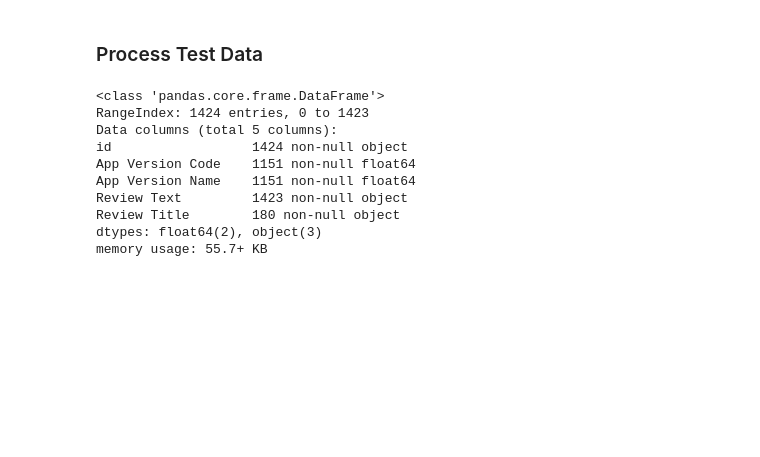
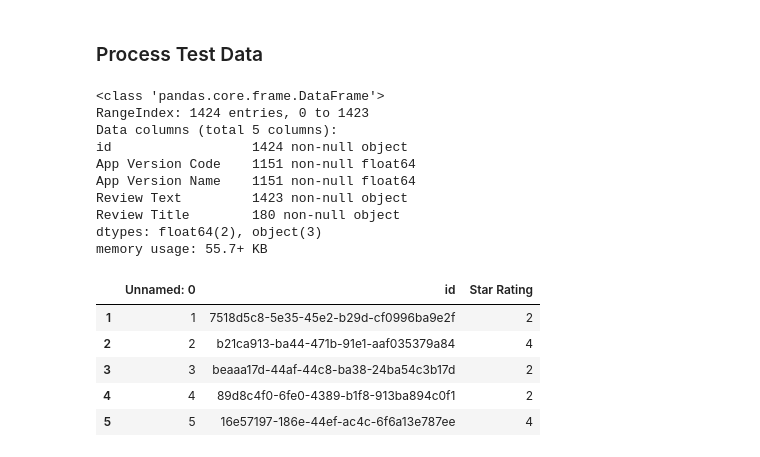
Before and after one commit to rmalav15/sentiment, a Jupyter notebook: EDA_Modeling_Sklearn.ipynb, the cells around one changed output. Drawn from its saved outputs; the diff is of its cells as text; code cells hidden in the pictures; blank space fills up the shorter version.

```diff
--- a/EDA_Modeling_Sklearn.ipynb
+++ b/EDA_Modeling_Sklearn.ipynb
@@ -322,3 +322,15 @@ Review Text         1423 non-null object
 Review Title        180 non-null object
 dtypes: float64(2), object(3)
 memory usage: 55.7+ KB
+# %%
+dftest = pd.read_csv("predictions.csv")
+dftest.to_csv("predictions_n.csv",index=False, columns=["id", "Star Rating"])
+# %%
+dftest.head()
+# %% [output]
+|  | Unnamed: 0 | id | Star Rating |
+| 1 | 1 | 7518d5c8-5e35-45e2-b29d-cf0996ba9e2f | 2 |
+| 2 | 2 | b21ca913-ba44-471b-91e1-aaf035379a84 | 4 |
+| 3 | 3 | beaaa17d-44af-44c8-ba38-24ba54c3b17d | 2 |
+| 4 | 4 | 89d8c4f0-6fe0-4389-b1f8-913ba894c0f1 | 2 |
+| 5 | 5 | 16e57197-186e-44ef-ac4c-6f6a13e787ee | 4 |
```
Also changed, not shown: parts of 1 cell of this notebook, 2 other files.
